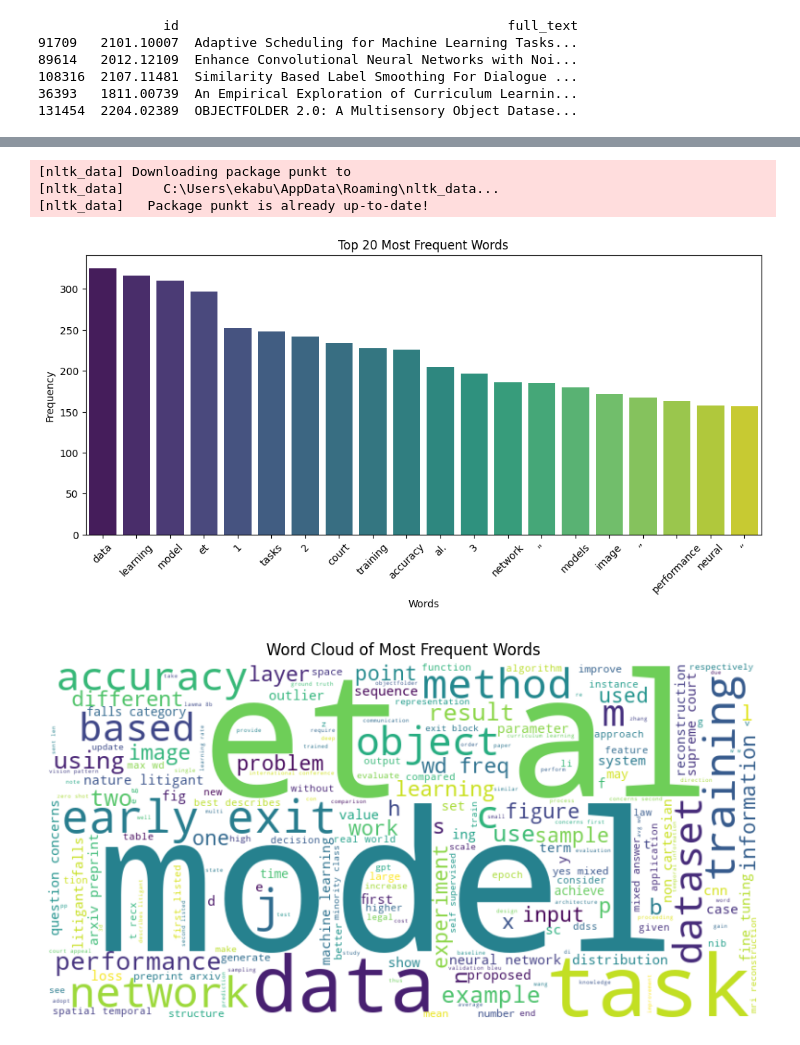
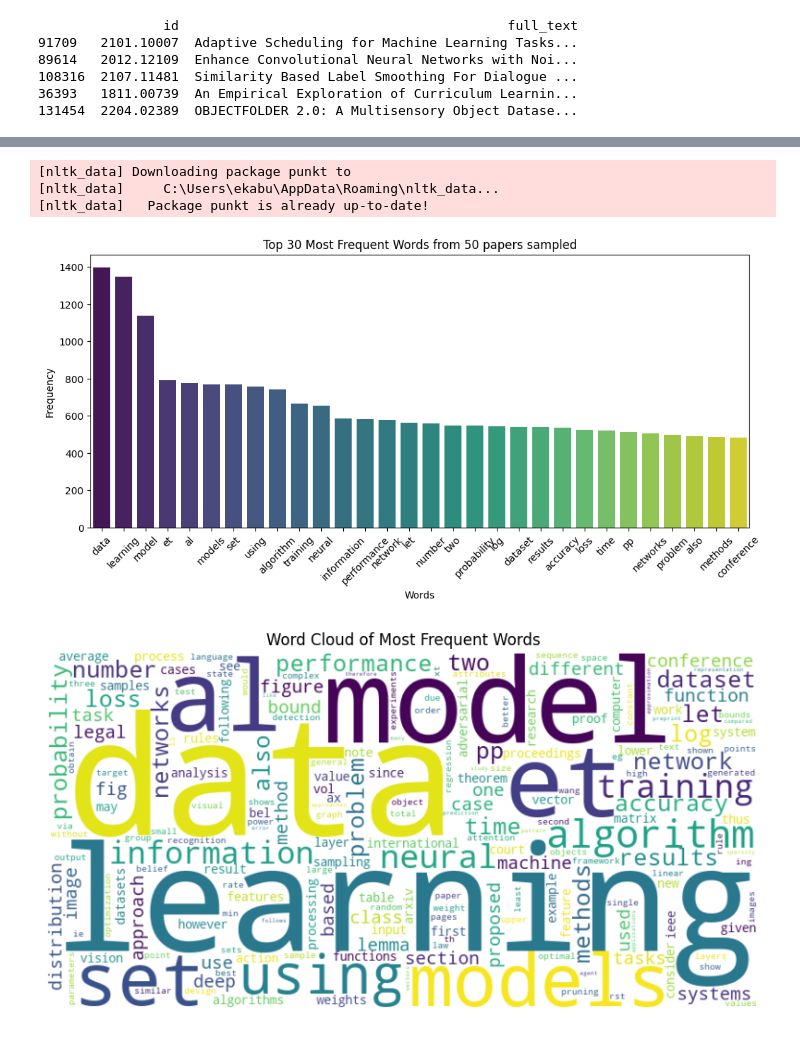
Before and after one commit to RuoqingEvelineWang/cs5246, a Jupyter notebook: EDA.ipynb, the cells around one changed output, grey strips where cells are left out. Drawn from its saved outputs; the diff is of its cells as text; code cells hidden in the pictures.

Commit message:
update on EDA with text cleaning

```diff
--- a/EDA.ipynb
+++ b/EDA.ipynb
@@ -22,7 +29,7 @@ There are a total of 266,252 papers, filtered to ML and AI related papers. There
 
 Let us sample the full-text pdf from some papers and proceed with EDA.
 # %%
-n_sample = 10
+n_sample = 50
 
 df_sample = df.sample(n=n_sample, random_state=seed)
 #extract and append full-text
@@ -56,22 +59,22 @@ stop words
 # %%
-
+#Text normalization
+nltk.download('punkt')
+import re
 
 df_sample['tokens'] = df_sample['full_text'].str.lower() #lower case
-
-nltk.download('punkt')
+df_sample['tokens'] = df_sample['tokens'].apply(lambda x: re.sub(r'[^a-z\s]', '', x)) #remove symbols (non-words and non-whitespce)
+df_sample['tokens'] = df_sample['tokens'].apply(lambda x: re.sub(r'\b[a-z0-9]\b', '', x)) # removes single letters/numbers, part of formula
 df_sample['tokens'] = df_sample['tokens'].apply(word_tokenize) #tokenize
-
 df_sample['tokens'] = df_sample['tokens'].apply(lambda words: [word for word in words if word not in stop_words]) #remove stop words
-
-df_sample['tokens'] = df_sample['tokens'].apply(lambda words: [word for word in words if word not in string.punctuation]) #remove punctuations
 
 
 #Flatten the token lists into a single list of words
 all_words = sum(df_sample['tokens'].dropna(), [])
 
 # Count word frequencies
+freq = 30
 word_counts = Counter(all_words)
-top_words = word_counts.most_common(20)
+top_words = word_counts.most_common(freq)
 
 # Unpack words and counts for plotting
 words, counts = zip(*top_words)
@@ -82,24 +85,24 @@ sns.barplot(x=list(words), y=list(counts), palette="viridis")
 plt.xticks(rotation=45)
 plt.xlabel("Words")
 plt.ylabel("Frequency")
-plt.title("Top 20 Most Frequent Words")
+plt.title(f"Top {freq} Most Frequent Words from {n_sample} papers sampled")
 plt.show()
 # %% [output]
 [nltk_data] Downloading package punkt to
 [nltk_data]     C:\Users\ekabu\AppData\Roaming\nltk_data...
 [nltk_data]   Package punkt is already up-to-date!
-[figure, old version]
+[figure, new version]
 # %%
 from wordcloud import WordCloud
 
 # Generate a word cloud from the word list
-wordcloud = WordCloud(width=800, height=400, background_color="white").generate(" ".join(all_words))
+wordcloud = WordCloud(width=800, height=400, background_color="white").generate_from_frequencies(word_counts)
 
 # Display the word cloud
 plt.figure(figsize=(10, 5))
 plt.imshow(wordcloud, interpolation="bilinear")
 plt.axis("off")
 plt.title("Word Cloud of Most Frequent Words")
 plt.show()
 # %% [output]
-[figure, old version]
+[figure, new version]
```
Also changed, not shown: parts of 3 cells of this notebook.
